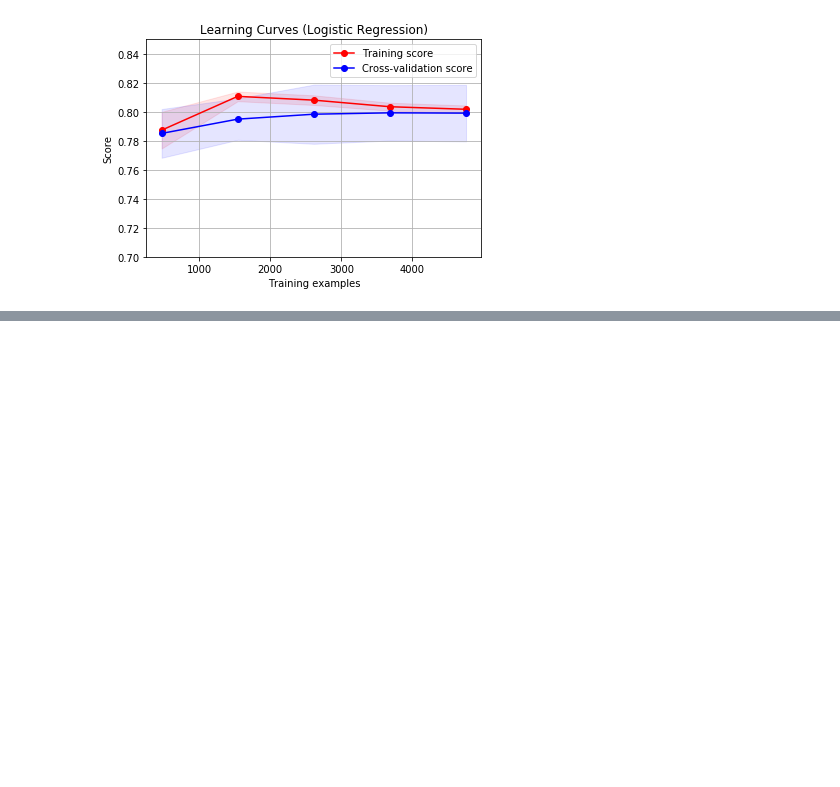
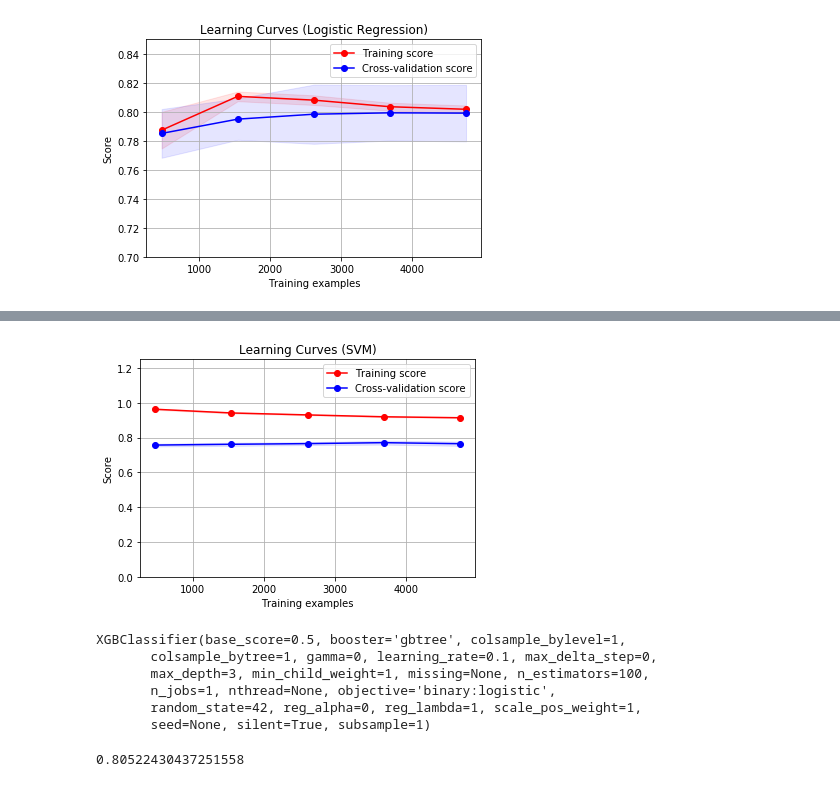
Before and after one commit to grantaguinaldo/mlnd-capstone, a Jupyter notebook: working/mlnd-capstone.ipynb, the cells around one changed output, grey strips where cells are left out. Saved outputs shown, nothing was run; the diff lists cells and outputs as text; code cells hidden in the pictures; blank space fills up the shorter version.

```diff
--- a/working/mlnd-capstone.ipynb
+++ b/working/mlnd-capstone.ipynb
@@ -750,0 +780,44 @@ model.score(X_train, y_train)
+# %%
+plt.figure()
+
+plt.xlabel("Training examples")
+plt.ylabel("Score")
+
+train_sizes, train_scores, test_scores = learning_curve(model, X_train, y_train, cv=10)
+
+plt.title("Learning Curves (SVM)")
+
+train_scores_mean = np.mean(train_scores, axis=1)
+train_scores_std = np.std(train_scores, axis=1)
+test_scores_mean = np.mean(test_scores, axis=1)
+test_scores_std = np.std(test_scores, axis=1)
+
+plt.grid()
+
+plt.fill_between(train_sizes,
+                 train_scores_mean - train_scores_std,
+                 train_scores_mean + train_scores_std,
+                 alpha=0.1,
+                 color="r")
+
+plt.fill_between(train_sizes,
+                 test_scores_mean - test_scores_std,
+                 test_scores_mean + test_scores_std,
+                 alpha=0.1, color="b")
+
+plt.plot(train_sizes,
+         train_scores_mean,
+         'o-',
+         color="r",
+         label="Training score")
+
+plt.plot(train_sizes,
+         test_scores_mean,
+         'o-', color="b",
+         label="Cross-validation score")
+
+plt.ylim([0.0, 1.25])
+plt.legend(loc="best")
+plt.show()
+# %% [output]
+[figure, added]
@@ -750,0 +829,10 @@ model.score(X_train, y_train)
+# %%
+xgb_model = XGBClassifier(random_state=42)
+xgb_model.fit(X_train, y_train)
+# %% [output]
+XGBClassifier(base_score=0.5, booster='gbtree', colsample_bylevel=1,
+       colsample_bytree=1, gamma=0, learning_rate=0.1, max_delta_step=0,
+       max_depth=3, min_child_weight=1, missing=None, n_estimators=100,
+       n_jobs=1, nthread=None, objective='binary:logistic',
+       random_state=42, reg_alpha=0, reg_lambda=1, scale_pos_weight=1,
+       seed=None, silent=True, subsample=1)
@@ -750,0 +842,5 @@ model.score(X_train, y_train)
+# %%
+accuracy = accuracy_score(y_test, y_pred_class)
+accuracy
+# %% [output]
+0.80522430437251558
```
Also changed, not shown: parts of 11 cells of this notebook.
